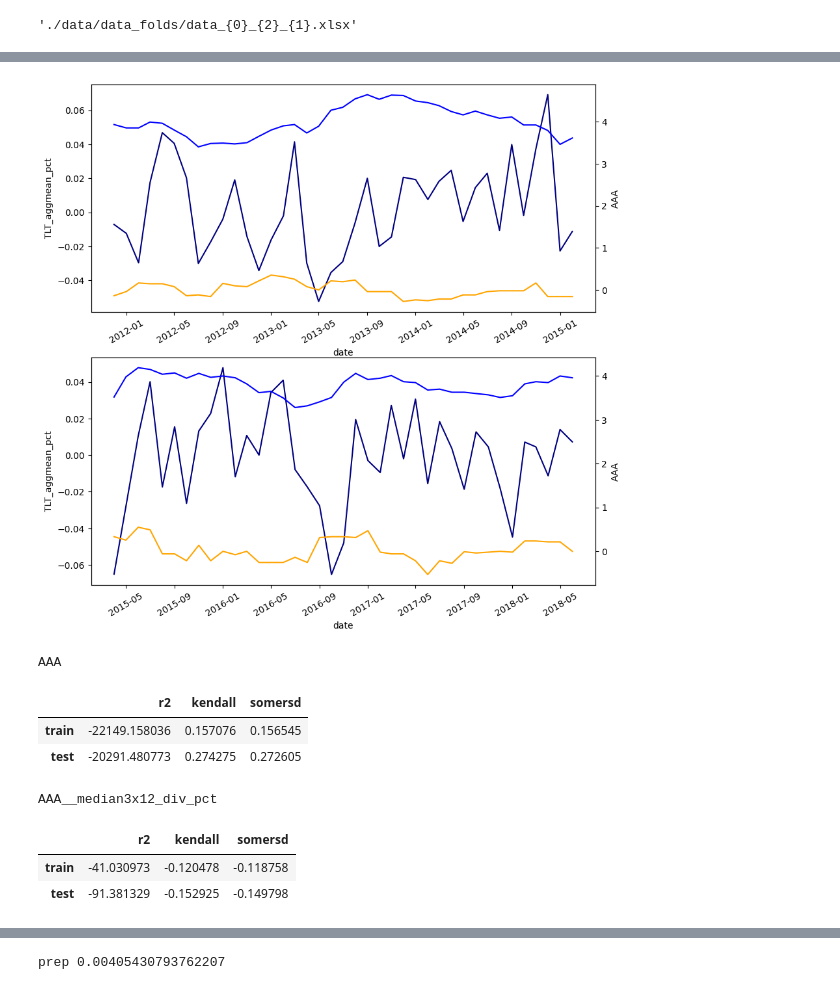
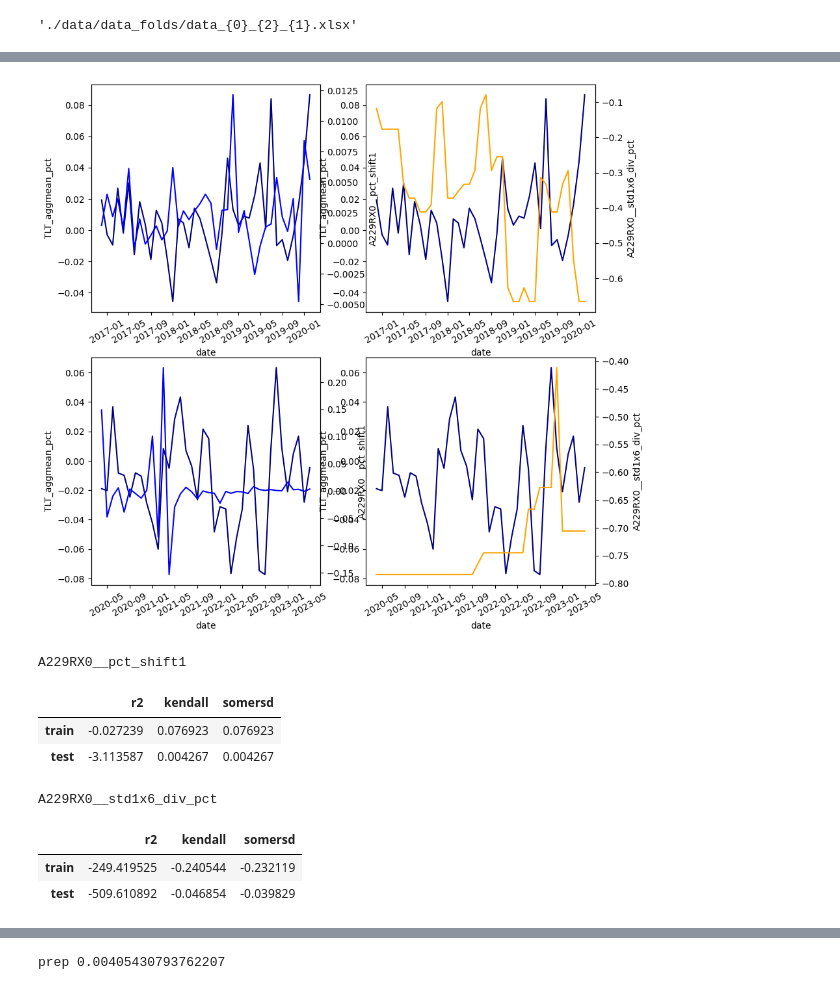
Before and after one commit to edazizovv/macro, a Jupyter notebook: notebooks/fold_shadow.ipynb, the cells around one changed output, grey strips where cells are left out. Cells and saved outputs as stored; diff of their text form; code cells hidden in the pictures.

```diff
--- a/notebooks/fold_shadow.ipynb
+++ b/notebooks/fold_shadow.ipynb
@@ -51,8 +51,8 @@ dd
 # %% [output]
 './data/data_folds/data_{0}_{2}_{1}.xlsx'
 # %%
-j = 4
-base_driver = "AAA"
+j = 9
+base_driver = "A229RX0"
 # %%
 role = 'train'
 data_train = pandas.read_excel(dd.format(role, j, base_driver))
@@ -88,58 +88,78 @@ data_test.head(5)
 # %%
 target = 'TLT_aggmean_pct'
 # %%
-driver_baseline = 'AAA'
-driver_candidate = 'AAA__median3x12_div_pct'
-# driver_candidate = 'AAA__mean1x3_div_pct'
-# driver_candidate = 'AAA__pct_shift1'
+dg = base_driver
+# driver_baseline = '{0}'.format(dg)
+driver_baseline = '{0}__pct_shift1'.format(dg)
+# driver_candidate = '{0}__median3x12_div_pct'.format(dg)
+driver_candidate = '{0}__std1x6_div_pct'.format(dg)
+# driver_candidate = '{0}__pct_shift1'.format(dg)
 
 
-fig, ax = pyplot.subplots(2, 1, figsize=(10, 10))
+fig, ax = pyplot.subplots(2, 2, figsize=(10, 10))
 
-ax_twin_0 = ax[0].twinx()
+ax_twin_0 = ax[0, 0].twinx()
 seaborn.lineplot(
     x=data_train.index[:-1],
     y=data_train[target].iloc[1:],
     color='navy',
-    ax=ax[0]
+    ax=ax[0, 0]
 )
 seaborn.lineplot(
     x=data_train.index[:-1],
     y=data_train[driver_baseline].iloc[:-1],
     color='blue',
     ax=ax_twin_0
 )
+ax[0, 0].set_xticklabels(ax[0, 0].get_xticklabels(), rotation=30)
+
+ax_twin_0 = ax[0, 1].twinx()
+seaborn.lineplot(
+    x=data_train.index[:-1],
+    y=data_train[target].iloc[1:],
+    color='navy',
+    ax=ax[0, 1]
+)
 seaborn.lineplot(
     x=data_train.index[:-1],
     y=data_train[driver_candidate].iloc[:-1],
     color='orange',
     ax=ax_twin_0
 )
-ax[0].set_xticklabels(ax[0].get_xticklabels(), rotation=30)
+ax[0, 1].set_xticklabels(ax[0, 1].get_xticklabels(), rotation=30)
 
-ax_twin_1 = ax[1].twinx()
+ax_twin_1 = ax[1, 0].twinx()
 seaborn.lineplot(
     x=data_test.index[:-1],
     y=data_test[target].iloc[1:],
     color='navy',
-    ax=ax[1]
+    ax=ax[1, 0]
 )
 seaborn.lineplot(
     x=data_test.index[:-1],
     y=data_test[driver_baseline].iloc[:-1],
     color='blue',
     ax=ax_twin_1
 )
+ax[1, 0].set_xticklabels(ax[1, 0].get_xticklabels(), rotation=30)
+
+ax_twin_1 = ax[1, 1].twinx()
+seaborn.lineplot(
+    x=data_test.index[:-1],
+    y=data_test[target].iloc[1:],
+    color='navy',
+    ax=ax[1, 1]
+)
 seaborn.lineplot(
     x=data_test.index[:-1],
     y=data_test[driver_candidate].iloc[:-1],
     color='orange',
     ax=ax_twin_1
 )
-ax[1].set_xticklabels(ax[1].get_xticklabels(), rotation=30)
+ax[1, 1].set_xticklabels(ax[1, 1].get_xticklabels(), rotation=30)
 print()
 # %% [output]
-[figure, old version]
+[figure, new version]
 # %%
 summary = pandas.DataFrame(data={'r2': [r2_metric(x=data_train[driver_baseline].iloc[:-1].values, y=data_train[target].iloc[1:].values),
                                         r2_metric(x=data_test[driver_baseline].iloc[:-1].values, y=data_test[target].iloc[1:].values)],
@@ -151,10 +171,10 @@ summary = pandas.DataFrame(data={'r2': [r2_metric(x=data_train[driver_baseline].
 print(driver_baseline)
 summary
 # %% [output]
-AAA
+A229RX0__pct_shift1
 |  | r2 | kendall | somersd |
-| train | -22149.158036 | 0.157076 | 0.156545 |
-| test | -20291.480773 | 0.274275 | 0.272605 |
+| train | -0.027239 | 0.076923 | 0.076923 |
+| test | -3.113587 | 0.004267 | 0.004267 |
 # %%
 summary = pandas.DataFrame(data={'r2': [r2_metric(x=data_train[driver_candidate].iloc[:-1].values, y=data_train[target].iloc[1:].values),
                                         r2_metric(x=data_test[driver_candidate].iloc[:-1].values, y=data_test[target].iloc[1:].values)],
@@ -166,10 +186,10 @@ summary = pandas.DataFrame(data={'r2': [r2_metric(x=data_train[driver_candidate]
 print(driver_candidate)
 summary
 # %% [output]
-AAA__median3x12_div_pct
+A229RX0__std1x6_div_pct
 |  | r2 | kendall | somersd |
-| train | -41.030973 | -0.120478 | -0.118758 |
-| test | -91.381329 | -0.152925 | -0.149798 |
+| train | -249.419525 | -0.240544 | -0.232119 |
+| test | -509.610892 | -0.046854 | -0.039829 |
 # %%
 driver_baseline = 'AAA'
 driver_candidate = 'AAA__median3x12_div_pct'
```
Also changed, not shown: parts of 4 cells of this notebook, 2 other files.
